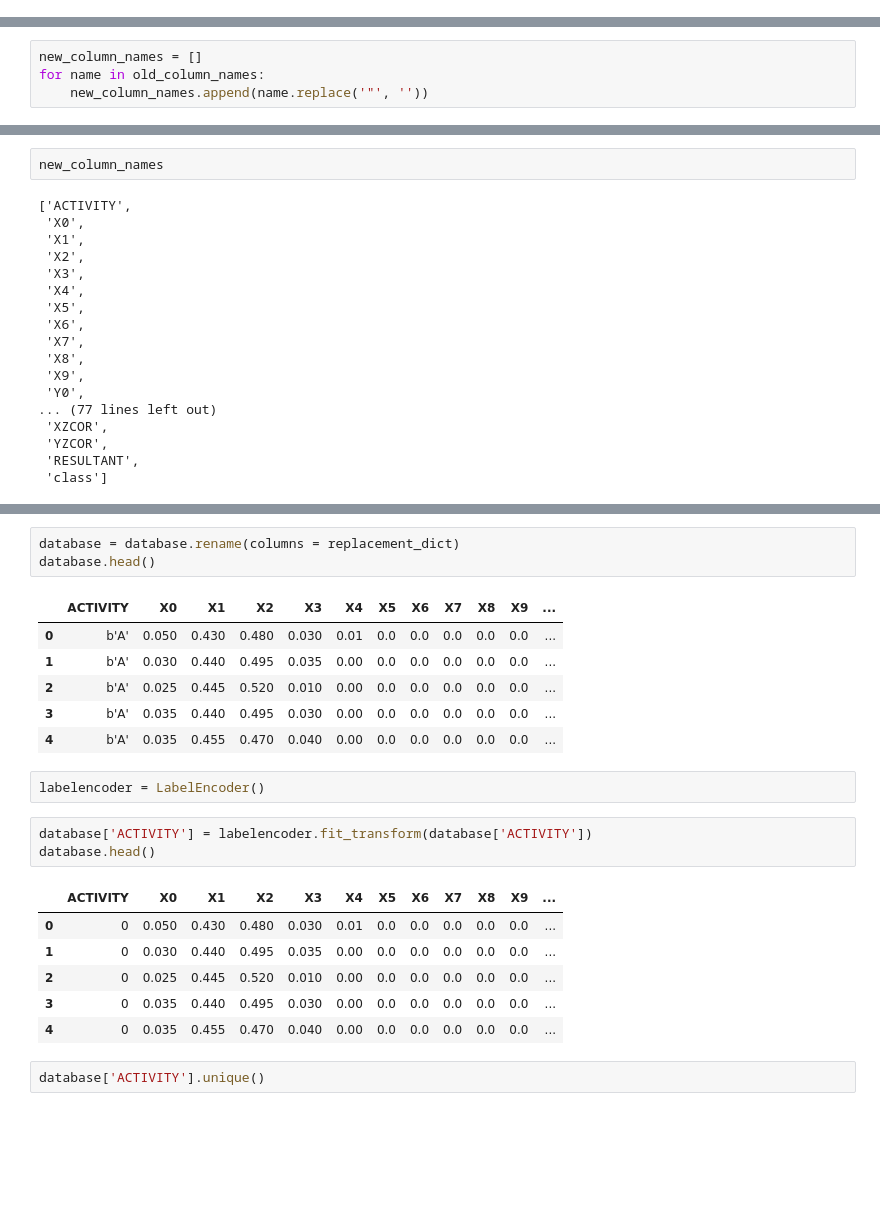
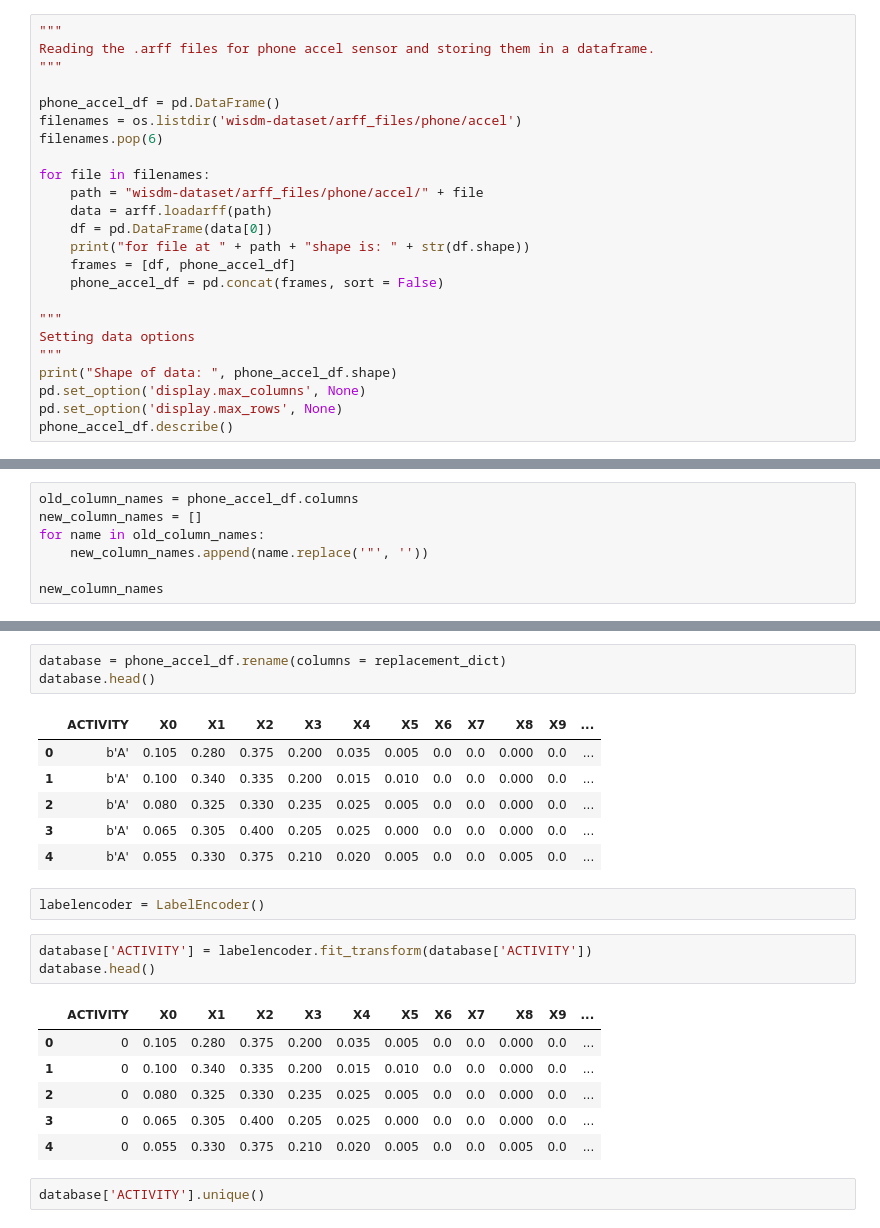
Before and after one commit to Aadit-Patel/WISDM_Health_Monitoring, a Jupyter notebook: base_model_v1.ipynb, the cells around one changed output, grey strips where cells are left out. Saved outputs shown, nothing was run; the diff lists cells and outputs as text; blank space fills up the shorter version.

```diff
--- a/base_model_v1.ipynb
+++ b/base_model_v1.ipynb
@@ -39,0 +25,24 @@ ls
+# %%
+"""
+Reading the .arff files for phone accel sensor and storing them in a dataframe.
+"""
+
+phone_accel_df = pd.DataFrame()
+filenames = os.listdir('wisdm-dataset/arff_files/phone/accel')
+filenames.pop(6)
+
+for file in filenames:
+    path = "wisdm-dataset/arff_files/phone/accel/" + file
+    data = arff.loadarff(path)
+    df = pd.DataFrame(data[0])
+    print("for file at " + path + "shape is: " + str(df.shape))
+    frames = [df, phone_accel_df]
+    phone_accel_df = pd.concat(frames, sort = False)
+
+"""
+Setting data options
+"""
+print("Shape of data: ", phone_accel_df.shape)
+pd.set_option('display.max_columns', None)
+pd.set_option('display.max_rows', None)
+phone_accel_df.describe()
@@ -221,4 +160,7 @@ old_column_names = database.columns
 # %%
+old_column_names = phone_accel_df.columns
 new_column_names = []
 for name in old_column_names:
     new_column_names.append(name.replace('"', ''))
+
+new_column_names
@@ -225,23 +185,3 @@ for name in old_column_names:
-# %%
-new_column_names
-# %% [output]
-['ACTIVITY',
- 'X0',
- 'X1',
- 'X2',
- 'X3',
- 'X4',
- 'X5',
- 'X6',
- 'X7',
- 'X8',
- 'X9',
- 'Y0',
-... (77 lines left out)
- 'XZCOR',
- 'YZCOR',
- 'RESULTANT',
- 'class']
 # %%
 replacement_dict = dict(zip(old_column_names, new_column_names))
 replacement_dict
@@ -264,15 +204,15 @@ replacement_dict
  '"RESULTANT"': 'RESULTANT',
  '"class"': 'class'}
 # %%
-database = database.rename(columns = replacement_dict)
+database = phone_accel_df.rename(columns = replacement_dict)
 database.head()
 # %% [output]
 |  | ACTIVITY | X0 | X1 | X2 | X3 | X4 | X5 | X6 | X7 | X8 | X9 | ... |
-| 0 | b'A' | 0.050 | 0.430 | 0.480 | 0.030 | 0.01 | 0.0 | 0.0 | 0.0 | 0.0 | 0.0 | ... |
-| 1 | b'A' | 0.030 | 0.440 | 0.495 | 0.035 | 0.00 | 0.0 | 0.0 | 0.0 | 0.0 | 0.0 | ... |
-| 2 | b'A' | 0.025 | 0.445 | 0.520 | 0.010 | 0.00 | 0.0 | 0.0 | 0.0 | 0.0 | 0.0 | ... |
-| 3 | b'A' | 0.035 | 0.440 | 0.495 | 0.030 | 0.00 | 0.0 | 0.0 | 0.0 | 0.0 | 0.0 | ... |
-| 4 | b'A' | 0.035 | 0.455 | 0.470 | 0.040 | 0.00 | 0.0 | 0.0 | 0.0 | 0.0 | 0.0 | ... |
+| 0 | b'A' | 0.105 | 0.280 | 0.375 | 0.200 | 0.035 | 0.005 | 0.0 | 0.0 | 0.000 | 0.0 | ... |
+| 1 | b'A' | 0.100 | 0.340 | 0.335 | 0.200 | 0.015 | 0.010 | 0.0 | 0.0 | 0.000 | 0.0 | ... |
+| 2 | b'A' | 0.080 | 0.325 | 0.330 | 0.235 | 0.025 | 0.005 | 0.0 | 0.0 | 0.000 | 0.0 | ... |
+| 3 | b'A' | 0.065 | 0.305 | 0.400 | 0.205 | 0.025 | 0.000 | 0.0 | 0.0 | 0.000 | 0.0 | ... |
+| 4 | b'A' | 0.055 | 0.330 | 0.375 | 0.210 | 0.020 | 0.005 | 0.0 | 0.0 | 0.005 | 0.0 | ... |
 # %%
 labelencoder = LabelEncoder()
 # %%
@@ -280,11 +220,11 @@ database['ACTIVITY'] = labelencoder.fit_transform(database['ACTIVITY'])
 database.head()
 # %% [output]
 |  | ACTIVITY | X0 | X1 | X2 | X3 | X4 | X5 | X6 | X7 | X8 | X9 | ... |
-| 0 | 0 | 0.050 | 0.430 | 0.480 | 0.030 | 0.01 | 0.0 | 0.0 | 0.0 | 0.0 | 0.0 | ... |
-| 1 | 0 | 0.030 | 0.440 | 0.495 | 0.035 | 0.00 | 0.0 | 0.0 | 0.0 | 0.0 | 0.0 | ... |
-| 2 | 0 | 0.025 | 0.445 | 0.520 | 0.010 | 0.00 | 0.0 | 0.0 | 0.0 | 0.0 | 0.0 | ... |
-| 3 | 0 | 0.035 | 0.440 | 0.495 | 0.030 | 0.00 | 0.0 | 0.0 | 0.0 | 0.0 | 0.0 | ... |
-| 4 | 0 | 0.035 | 0.455 | 0.470 | 0.040 | 0.00 | 0.0 | 0.0 | 0.0 | 0.0 | 0.0 | ... |
+| 0 | 0 | 0.105 | 0.280 | 0.375 | 0.200 | 0.035 | 0.005 | 0.0 | 0.0 | 0.000 | 0.0 | ... |
+| 1 | 0 | 0.100 | 0.340 | 0.335 | 0.200 | 0.015 | 0.010 | 0.0 | 0.0 | 0.000 | 0.0 | ... |
+| 2 | 0 | 0.080 | 0.325 | 0.330 | 0.235 | 0.025 | 0.005 | 0.0 | 0.0 | 0.000 | 0.0 | ... |
+| 3 | 0 | 0.065 | 0.305 | 0.400 | 0.205 | 0.025 | 0.000 | 0.0 | 0.0 | 0.000 | 0.0 | ... |
+| 4 | 0 | 0.055 | 0.330 | 0.375 | 0.210 | 0.020 | 0.005 | 0.0 | 0.0 | 0.005 | 0.0 | ... |
 # %%
 database['ACTIVITY'].unique()
 # %% [output]
```
Also changed, not shown: parts of 50 cells of this notebook.
